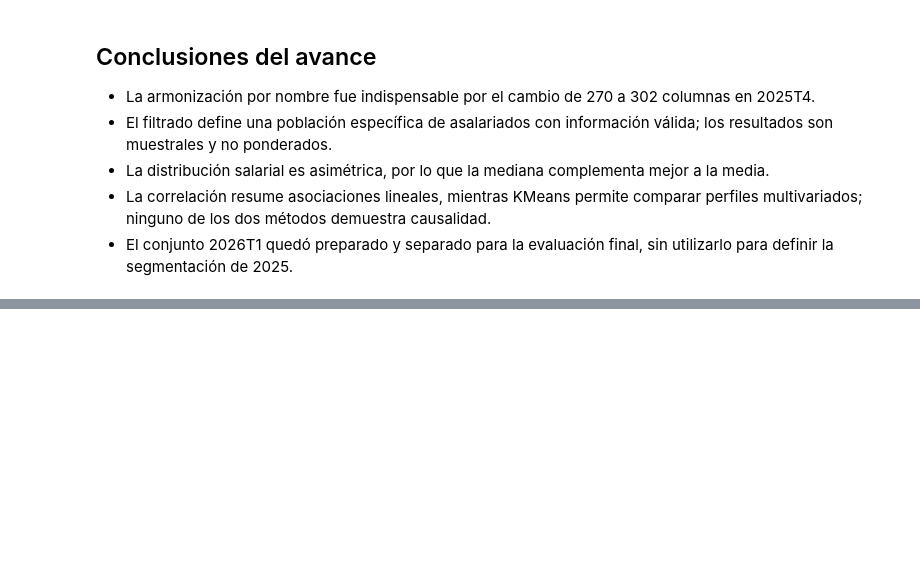
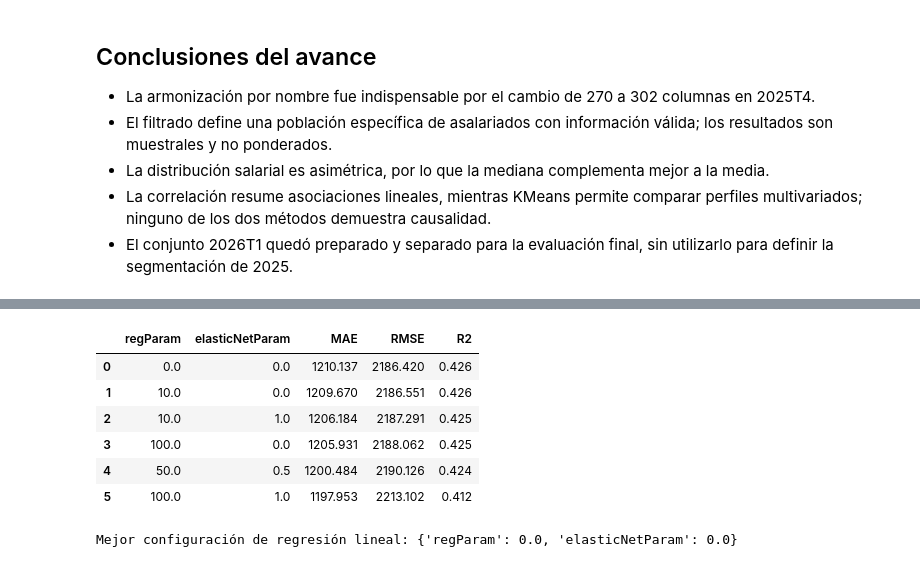
Before and after one commit to FelipeAP04/Lab7-DataScience, a Jupyter notebook: lab7_analisis_segmentacion.ipynb, the cells around one changed output, grey strips where cells are left out. Saved outputs shown, nothing was run; the diff lists cells and outputs as text; code cells hidden in the pictures; blank space fills up the shorter version.

Commit message:
Pipeline de regresión lineal y modelo de referencia

```diff
--- a/lab7_analisis_segmentacion.ipynb
+++ b/lab7_analisis_segmentacion.ipynb
@@ -529,0 +583,18 @@ plt.tight_layout(); plt.show()
+# %%
+def regression_metrics(pred_df, label=TARGET, prediction="prediction"):
+    metrics = {}
+    for name in ["mae", "rmse", "r2"]:
+        evaluator = RegressionEvaluator(labelCol=label, predictionCol=prediction, metricName=name)
+        metrics[name.upper() if name != "r2" else "R2"] = evaluator.evaluate(pred_df)
+    return metrics
+
+
+def baseline_predictions(fit_df, eval_df):
+    mean_salary = fit_df.agg(F.avg(TARGET)).first()[0]
+    return eval_df.withColumn("prediction", F.lit(mean_salary)), mean_salary
+
+
+baseline_valid, baseline_value = baseline_predictions(train_df, valid_df)
+baseline_valid_metrics = regression_metrics(baseline_valid)
+print(f"Predicción constante (media de entrenamiento): Q{baseline_value:,.2f}")
+display(pd.DataFrame([baseline_valid_metrics], index=["Referencia — validación"]).round(3))
@@ -529,0 +616,43 @@ plt.tight_layout(); plt.show()
+# %%
+def feature_stages():
+    indexers = [StringIndexer(inputCol=c, outputCol=f"{c}_idx", handleInvalid="keep") for c in CATEGORICAL]
+    encoder = OneHotEncoder(inputCols=[f"{c}_idx" for c in CATEGORICAL],
+                            outputCols=[f"{c}_ohe" for c in CATEGORICAL], handleInvalid="keep")
+    assembler = VectorAssembler(inputCols=NUMERIC + [f"{c}_ohe" for c in CATEGORICAL], outputCol="features_raw")
+    return indexers + [encoder, assembler]
+
+
+def lr_pipeline(reg_param, elastic_net):
+    scaler = StandardScaler(inputCol="features_raw", outputCol="features", withMean=True, withStd=True)
+    lr = LinearRegression(featuresCol="features", labelCol=TARGET, regParam=reg_param,
+                          elasticNetParam=elastic_net, standardization=False, maxIter=100)
+    return Pipeline(stages=feature_stages() + [scaler, lr])
+
+
+LR_GRID = [
+    {"regParam": 0.0, "elasticNetParam": 0.0},
+    {"regParam": 10.0, "elasticNetParam": 0.0},
+    {"regParam": 100.0, "elasticNetParam": 0.0},
+    {"regParam": 10.0, "elasticNetParam": 1.0},
+    {"regParam": 100.0, "elasticNetParam": 1.0},
+    {"regParam": 50.0, "elasticNetParam": 0.5},
+]
+
+lr_results = []
+for params in LR_GRID:
+    model = lr_pipeline(params["regParam"], params["elasticNetParam"]).fit(train_df)
+    lr_results.append({**params, **regression_metrics(model.transform(valid_df))})
+
+lr_results = pd.DataFrame(lr_results).sort_values("RMSE").reset_index(drop=True)
+display(lr_results.round(3))
+best_lr_params = lr_results.iloc[0][["regParam", "elasticNetParam"]].to_dict()
+print("Mejor configuración de regresión lineal:", best_lr_params)
+# %% [output]
+|  | regParam | elasticNetParam | MAE | RMSE | R2 |
+| 0 | 0.0 | 0.0 | 1210.137 | 2186.420 | 0.426 |
+| 1 | 10.0 | 0.0 | 1209.670 | 2186.551 | 0.426 |
+| 2 | 10.0 | 1.0 | 1206.184 | 2187.291 | 0.425 |
+| 3 | 100.0 | 0.0 | 1205.931 | 2188.062 | 0.425 |
+| 4 | 50.0 | 0.5 | 1200.484 | 2190.126 | 0.424 |
+| 5 | 100.0 | 1.0 | 1197.953 | 2213.102 | 0.412 |
+Mejor configuración de regresión lineal: {'regParam': 0.0, 'elasticNetParam': 0.0}
```
Also changed, not shown: parts of 13 cells of this notebook, 1 other file.
